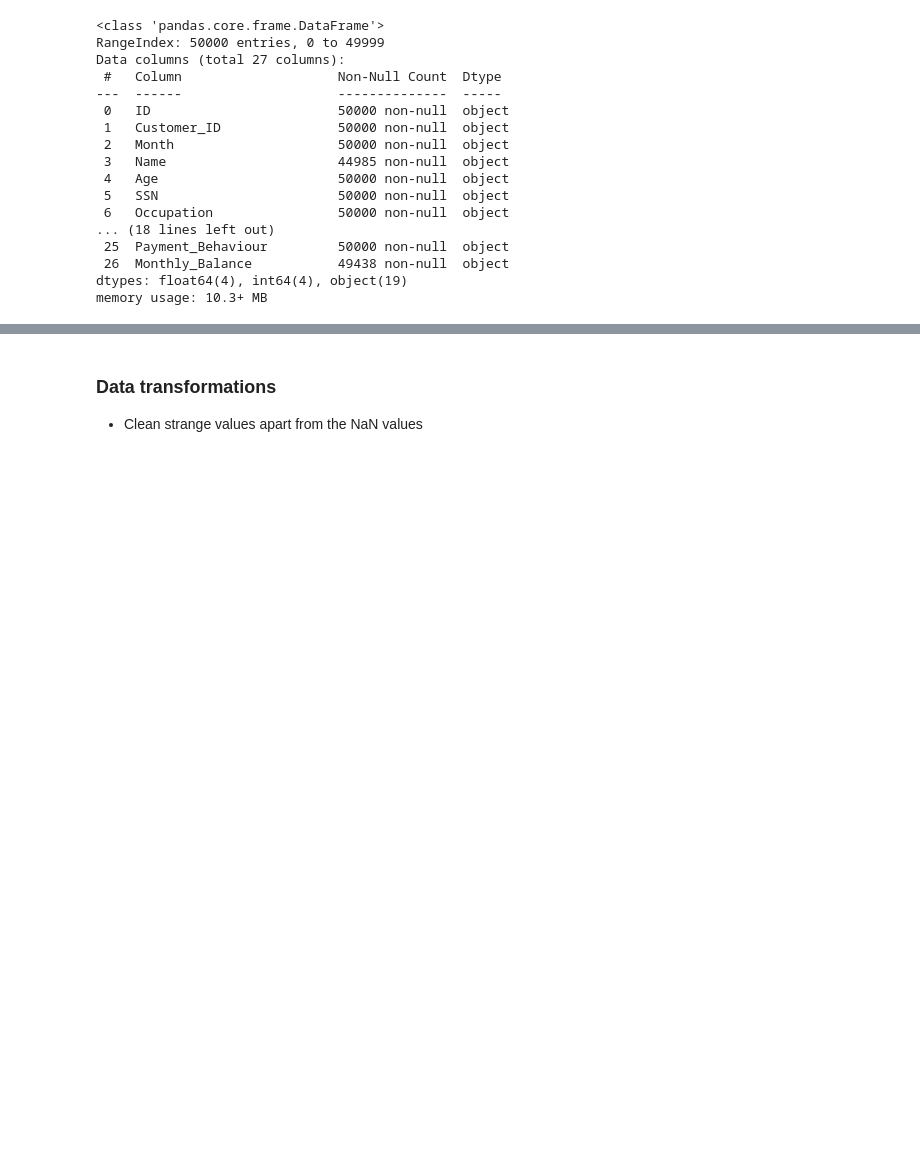
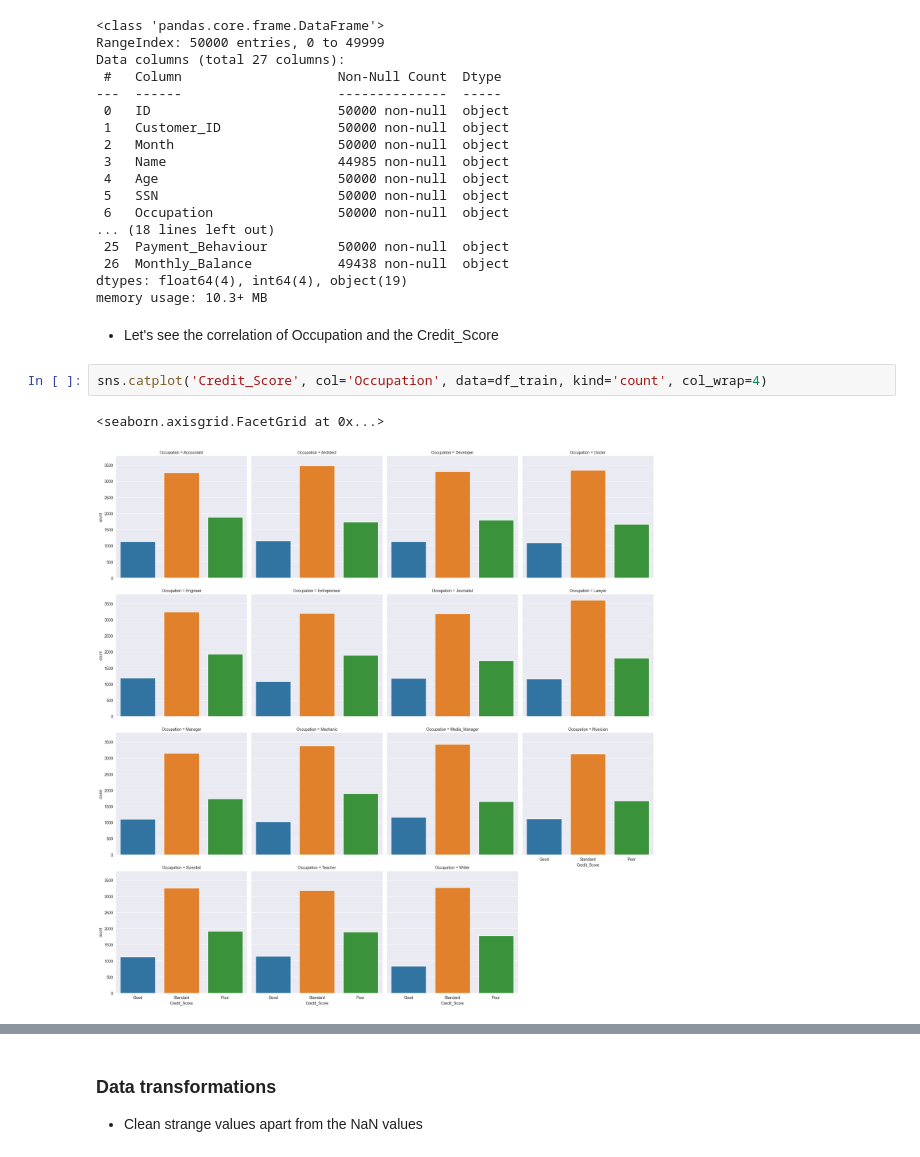
Before and after one commit to sergioKmoralesV/ai-proj-methodology-final, a Jupyter notebook: notebooks/eda.ipynb, the cells around one changed output, grey strips where cells are left out. Saved outputs shown, nothing was run; the diff lists cells and outputs as text; blank space fills up the shorter version.

```diff
--- a/notebooks/eda.ipynb
+++ b/notebooks/eda.ipynb
@@ -128,3 +128,10 @@ Data columns (total 27 columns):
  26  Monthly_Balance           49438 non-null  object
 dtypes: float64(4), int64(4), object(19)
 memory usage: 10.3+ MB
+# %% [markdown]
+- Let's see the correlation of Occupation and the Credit_Score
+# %%
+sns.catplot('Credit_Score', col='Occupation', data=df_train, kind='count', col_wrap=4)
+# %% [output]
+<seaborn.axisgrid.FacetGrid at 0x...>
+[figure, added]
```
Also changed, not shown: parts of 8 cells of this notebook.
